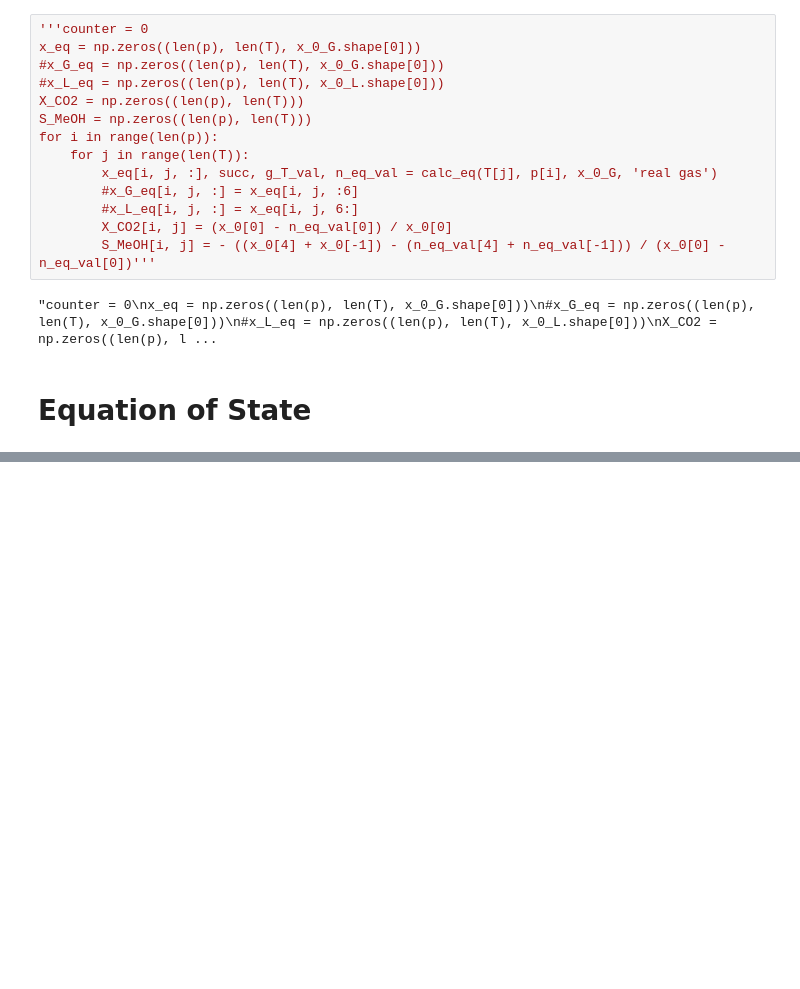
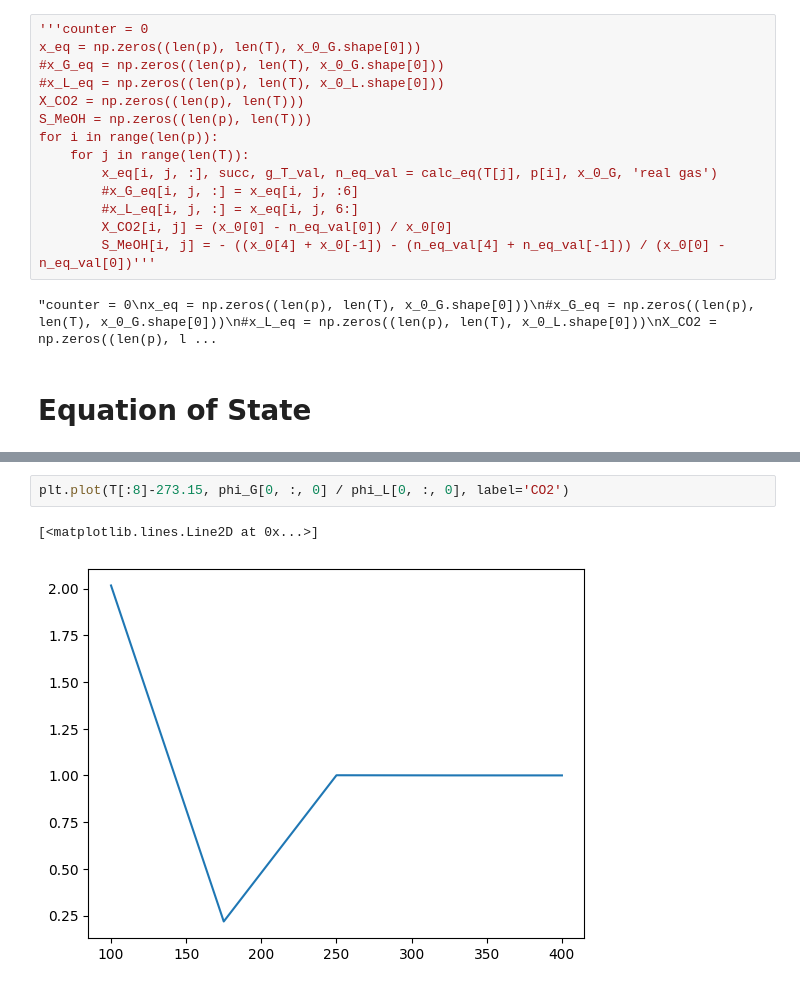
Before and after one commit to ChemRxnEngLab/GibbsEnergyMinimizationModel, a Jupyter notebook: methANNol.ipynb, the cells around one changed output, grey strips where cells are left out. Drawn from its saved outputs; the diff is of its cells as text; blank space fills up the shorter version.

```diff
--- a/methANNol.ipynb
+++ b/methANNol.ipynb
@@ -95,0 +196,5 @@ for i in range(len(p)):
+# %%
+plt.plot(T[:8]-273.15, phi_G[0, :, 0] / phi_L[0, :, 0], label='CO2')
+# %% [output]
+[<matplotlib.lines.Line2D at 0x...>]
+[figure, added]
```
Also changed, not shown: parts of 24 cells of this notebook, 11 other files.
